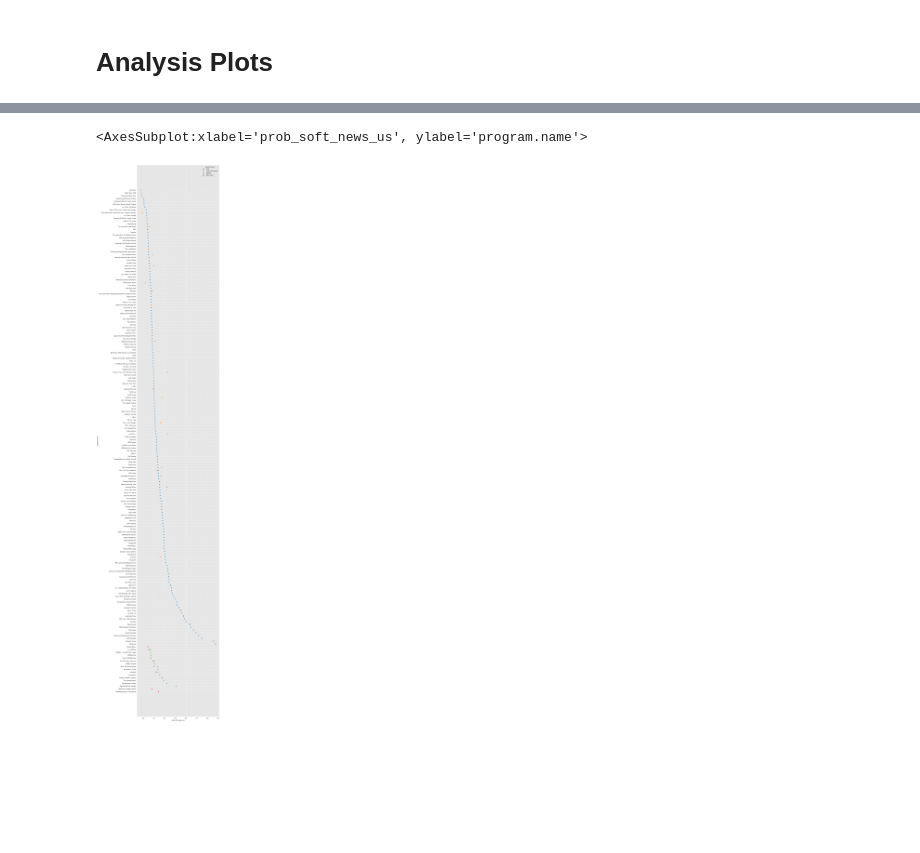
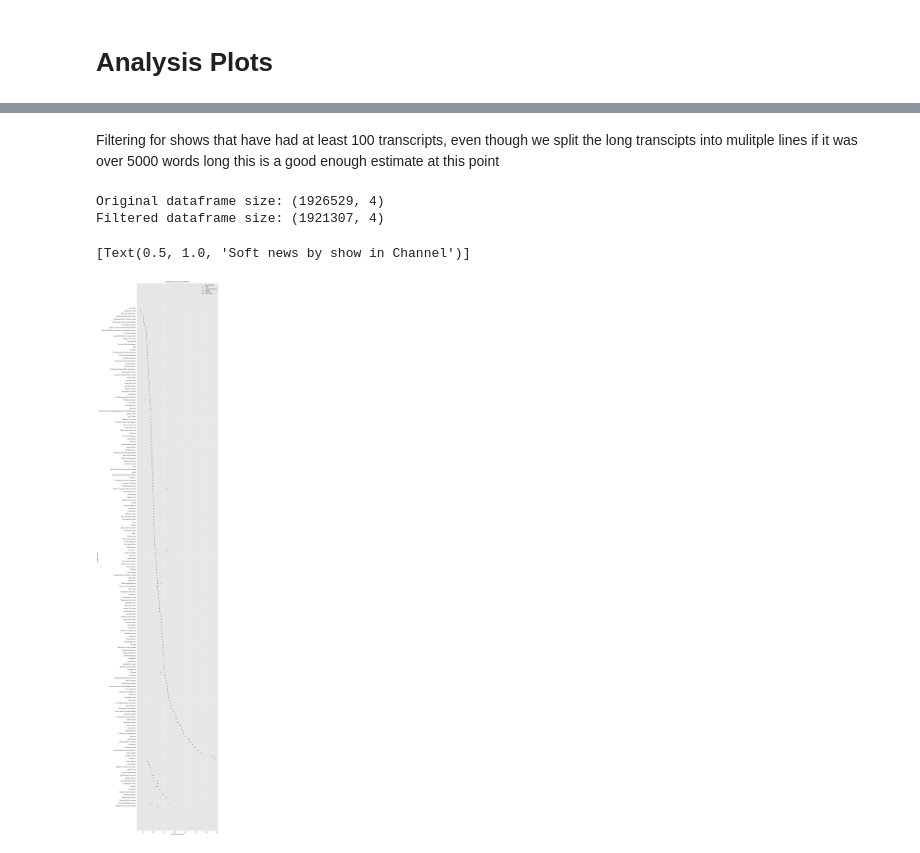
Before and after one commit to notnews/naught_news, a Jupyter notebook: notebooks/soft_news_pipeline.ipynb, the cells around one changed output, grey strips where cells are left out. Drawn from its saved outputs; the diff is of its cells as text; code cells hidden in the pictures; blank space fills up the shorter version.

Commit message:
added soft news by channel

```diff
--- a/notebooks/soft_news_pipeline.ipynb
+++ b/notebooks/soft_news_pipeline.ipynb
@@ -309,12 +295,2 @@ soft_news_df_grp = soft_news_df_grp.sort_values(['channel.name','prob_soft_news_
-# %%
-# Use column names of df for the different parameters x, y, color, ...
-
-fig, ax = plt.subplots(figsize=(10,soft_news_df_grp.shape[0]/3))
-
-sns.set_style("darkgrid", {"axes.facecolor": ".9"})
-sns.scatterplot(x="prob_soft_news_us", y="program.name", data=soft_news_df_grp,
-                      hue="channel.name", ax=ax, size_norm=.2
-                )
-# %% [output]
-<AxesSubplot:xlabel='prob_soft_news_us', ylabel='program.name'>
-[figure, removed]
+# %% [markdown]
+Filtering for shows that have had at least 100 transcripts, even though we split the long transcipts into mulitple lines if it was over 5000 words long this is a good enough estimate at this point
@@ -320,0 +299,7 @@ sns.scatterplot(x="prob_soft_news_us", y="program.name", data=soft_news_df_grp,
+# %%
+# Comparing the size of the original dataframe to the new filtered dataframe
+print (f'Original dataframe size: {full_df.shape}')
+print (f'Filtered dataframe size: {filt_soft_news_df.shape}')
+# %% [output]
+Original dataframe size: (1926529, 4)
+Filtered dataframe size: (1921307, 4)
@@ -320,0 +309,12 @@ sns.scatterplot(x="prob_soft_news_us", y="program.name", data=soft_news_df_grp,
+# %%
+# Use column names of df for the different parameters x, y, color, ...
+
+fig, ax = plt.subplots(figsize=(10,soft_news_df_grp.shape[0]/3))
+
+sns.set_style("darkgrid", {"axes.facecolor": ".9"})
+sns.scatterplot(x="prob_soft_news_us", y="program.name", data=soft_news_df_grp,
+                      hue="channel.name", ax=ax, size_norm=.2
+                ).set(title='Soft news by show in Channel')
+# %% [output]
+[Text(0.5, 1.0, 'Soft news by show in Channel')]
+[figure, added]
```
Also changed, not shown: parts of 29 cells of this notebook.
